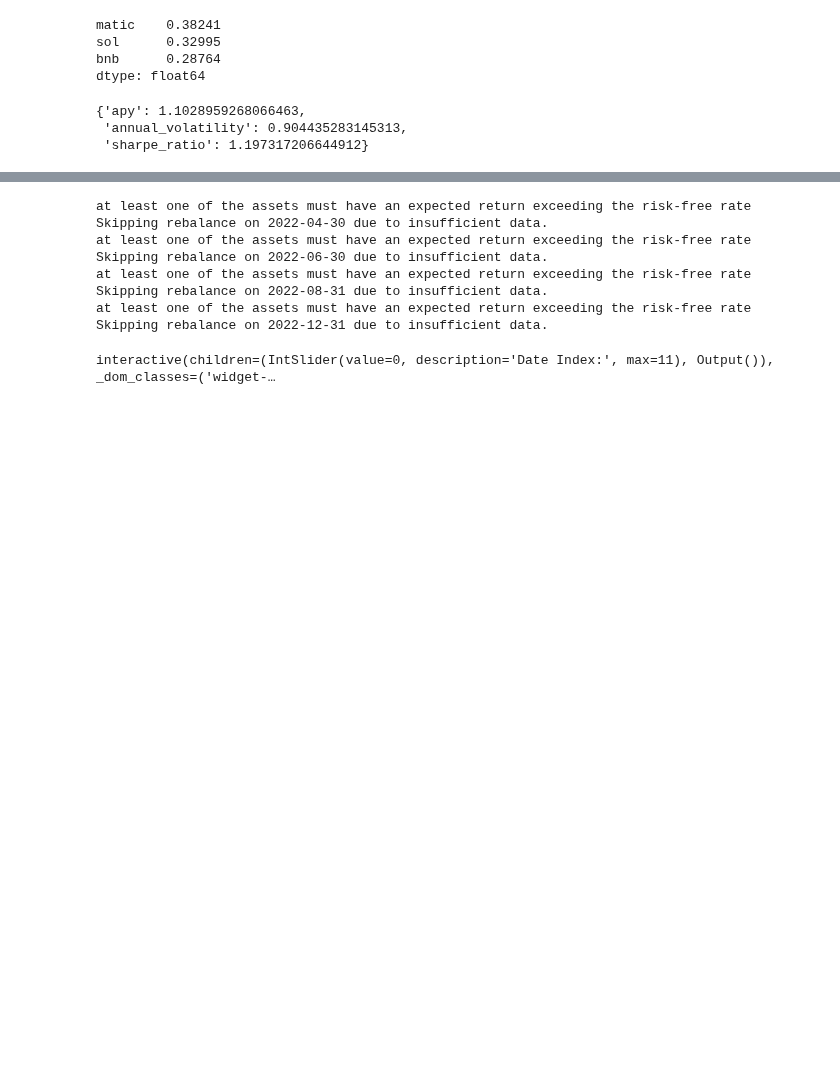
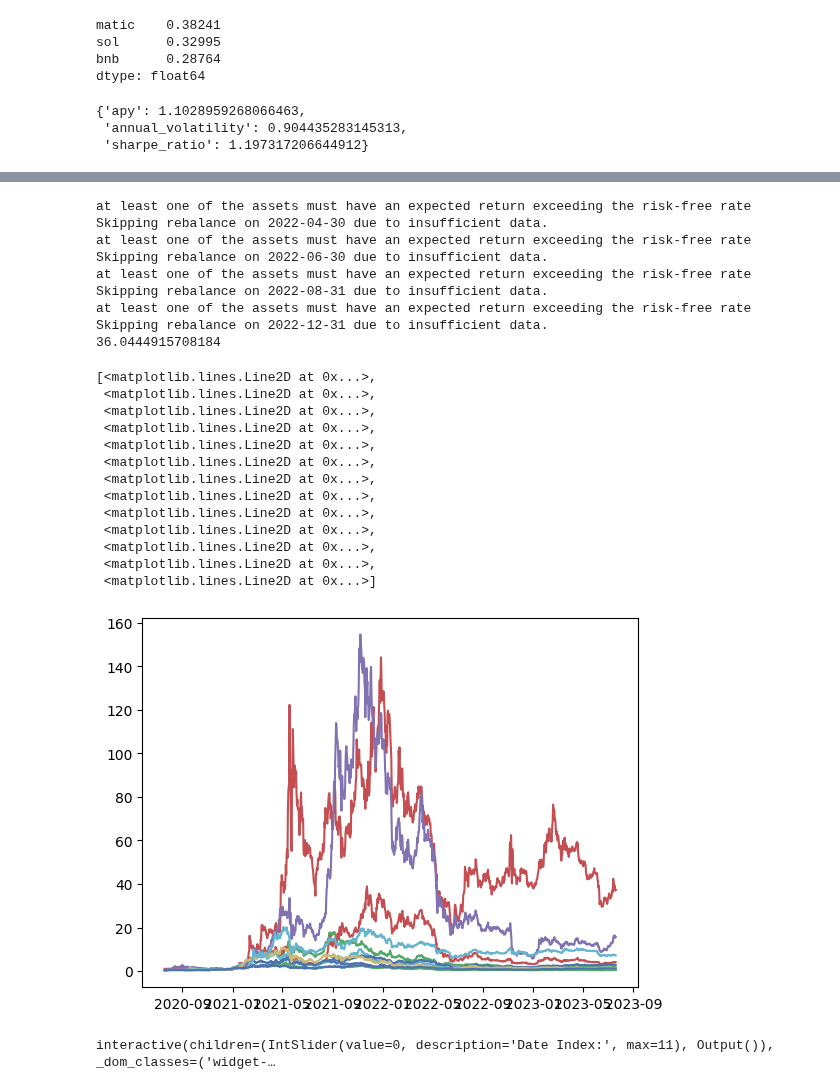
Before and after one commit to arguiot/portfolio, a Jupyter notebook: portfolio.ipynb, the cells around one changed output, grey strips where cells are left out. Drawn from its saved outputs; the diff is of its cells as text; code cells hidden in the pictures; blank space fills up the shorter version.

Commit message:
Working on portfolio rebalancing non-sense

```diff
--- a/portfolio.ipynb
+++ b/portfolio.ipynb
@@ -187,33 +187,56 @@ from dateutil.relativedelta import relativedelta
 
 start_date_portfolio = df.index[0] + relativedelta(months=5)
 
 portfolio = Portfolio(
     weights=markowitz_weights,
-    base_value=1000,
+    base_value=10000,
     initial_prices=df.loc[start_date_portfolio],
     optimiser=Markowitz,
 )
 
 backtest = Backtest(
     portfolio=portfolio,
     start_date=start_date_portfolio,
     end_date=df.index[-1],
     rebalance_frequency="2M",
     data=df,
 )
 
 
 portfolio_value, rebalance_dates, portfolio_compositions = backtest.run_backtest(look_back_period=5)
 portfolio_value = portfolio_value.dropna()
 portfolio_compositions = pd.DataFrame(portfolio_compositions).dropna()
+
+# Plot portfolio value over time using matplotlib
+import matplotlib.pyplot as plt
+
+print(df['cake'].loc['2021-04-29T00:00:00.000'])
+# plt.plot(np.array(portfolio_value['Portfolio Value'][125:150]))
+df_normalized = df / df.loc[start_date_portfolio]
+plt.plot(df_normalized)
 # %% [output]
 at least one of the assets must have an expected return exceeding the risk-free rate
 Skipping rebalance on 2022-04-30 due to insufficient data.
 at least one of the assets must have an expected return exceeding the risk-free rate
 Skipping rebalance on 2022-06-30 due to insufficient data.
 at least one of the assets must have an expected return exceeding the risk-free rate
 Skipping rebalance on 2022-08-31 due to insufficient data.
 at least one of the assets must have an expected return exceeding the risk-free rate
 Skipping rebalance on 2022-12-31 due to insufficient data.
+36.0444915708184
+[<matplotlib.lines.Line2D at 0x...>,
+ <matplotlib.lines.Line2D at 0x...>,
+ <matplotlib.lines.Line2D at 0x...>,
+ <matplotlib.lines.Line2D at 0x...>,
+ <matplotlib.lines.Line2D at 0x...>,
+ <matplotlib.lines.Line2D at 0x...>,
+ <matplotlib.lines.Line2D at 0x...>,
+ <matplotlib.lines.Line2D at 0x...>,
+ <matplotlib.lines.Line2D at 0x...>,
+ <matplotlib.lines.Line2D at 0x...>,
+ <matplotlib.lines.Line2D at 0x...>,
+ <matplotlib.lines.Line2D at 0x...>,
+ <matplotlib.lines.Line2D at 0x...>]
+[figure, added]
 # %%
 import matplotlib.pyplot as plt
```
Also changed, not shown: parts of 4 cells of this notebook, 5 other files.
